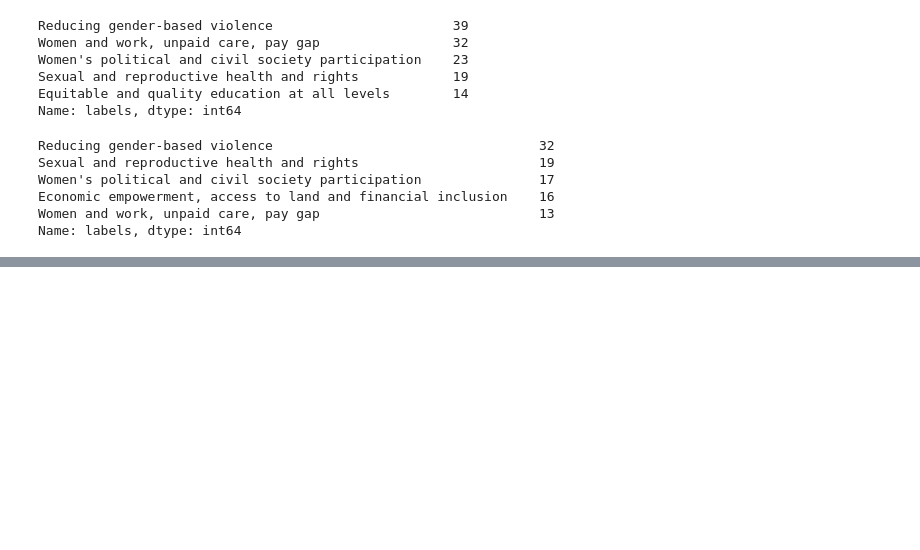
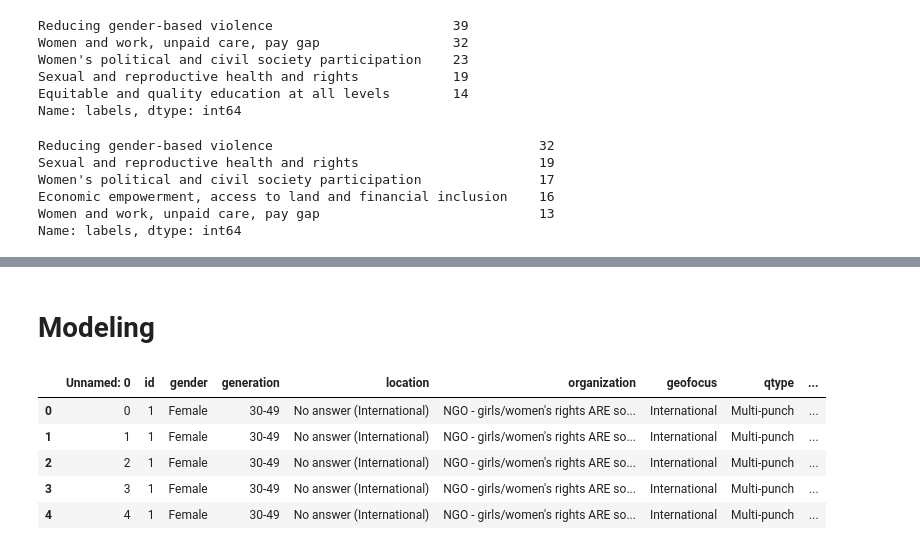
Before and after one commit to faithkane3/makeovermonday, a Jupyter notebook: visualizing_equality/first_look_equality.ipynb, the cells around one changed output, grey strips where cells are left out. Cells and saved outputs as stored; diff of their text form; code cells hidden in the pictures; blank space fills up the shorter version.

```diff
--- a/visualizing_equality/first_look_equality.ipynb
+++ b/visualizing_equality/first_look_equality.ipynb
@@ -79,3 +79,5 @@ df.to_csv('equality_survey.csv')
+# %%
+df = pd.read_csv('equality_survey.csv')
 # %% [markdown]
 # Explore Values
 # %%
@@ -398,0 +410,11 @@ africa.labels.value_counts().head(5).plot(kind='bar')
+# %% [markdown]
+# Modeling
+# %%
+df.head()
+# %% [output]
+|  | Unnamed: 0 | id | gender | generation | location | organization | geofocus | qtype | ... |
+| 0 | 0 | 1 | Female | 30-49 | No answer (International) | NGO - girls/women's rights ARE so... | International | Multi-punch | ... |
+| 1 | 1 | 1 | Female | 30-49 | No answer (International) | NGO - girls/women's rights ARE so... | International | Multi-punch | ... |
+| 2 | 2 | 1 | Female | 30-49 | No answer (International) | NGO - girls/women's rights ARE so... | International | Multi-punch | ... |
+| 3 | 3 | 1 | Female | 30-49 | No answer (International) | NGO - girls/women's rights ARE so... | International | Multi-punch | ... |
+| 4 | 4 | 1 | Female | 30-49 | No answer (International) | NGO - girls/women's rights ARE so... | International | Multi-punch | ... |
```
Also changed, not shown: parts of 11 cells of this notebook.
